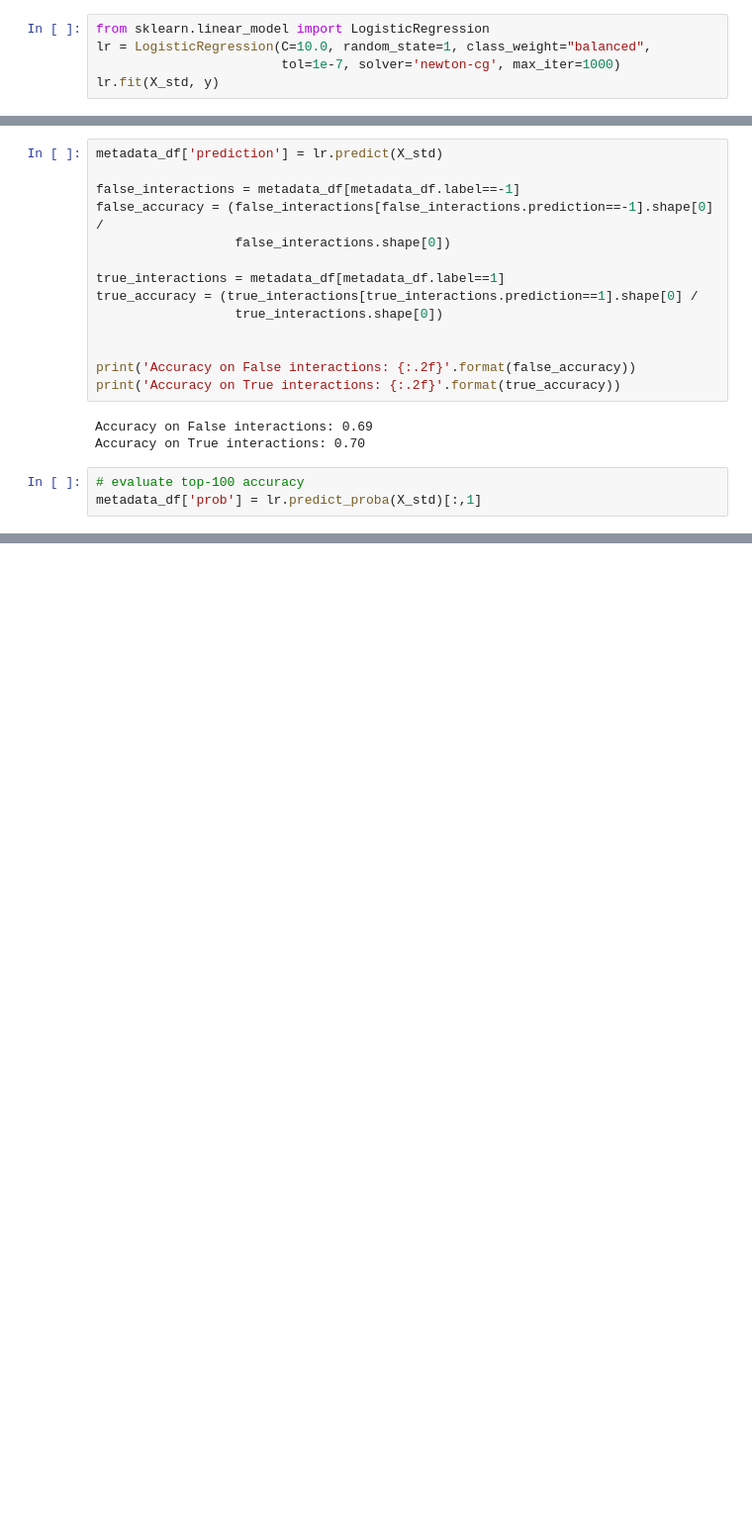
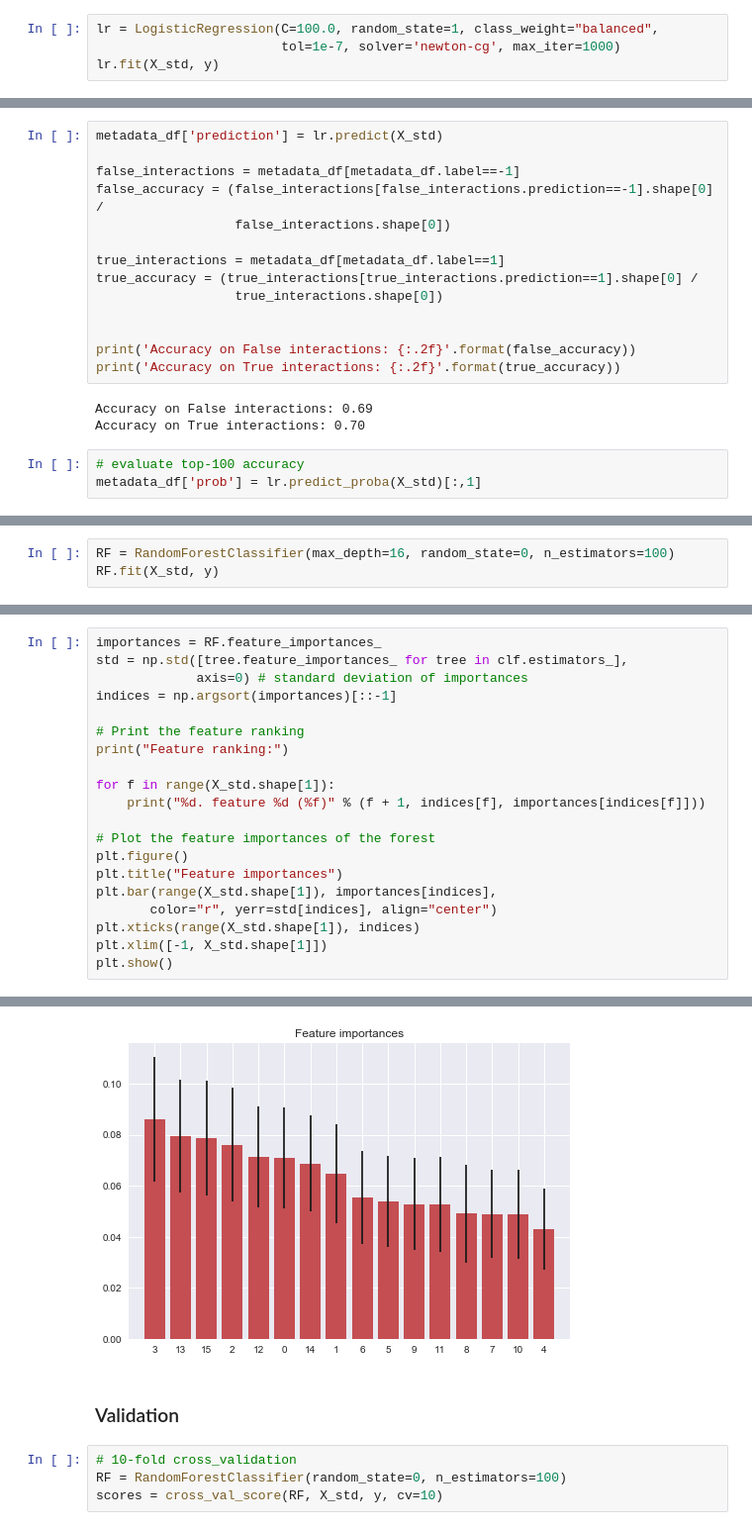
Before and after one commit to npabon/LINCS_target_prediction, a Jupyter notebook: classification.ipynb, the cells around one changed output, grey strips where cells are left out. Shown at 99% size. Drawn from its saved outputs; the diff is of its cells as text; blank space fills up the shorter version.

```diff
--- a/classification.ipynb
+++ b/classification.ipynb
@@ -26,6 +27,5 @@ LogisticRegression?
 # %%
-from sklearn.linear_model import LogisticRegression
-lr = LogisticRegression(C=10.0, random_state=1, class_weight="balanced",
+lr = LogisticRegression(C=100.0, random_state=1, class_weight="balanced",
                         tol=1e-7, solver='newton-cg', max_iter=1000)
 lr.fit(X_std, y)
 # %% [output]
@@ -69,0 +97,3 @@ for c in unique_cpds:
+# %%
+RF = RandomForestClassifier(max_depth=16, random_state=0, n_estimators=100)
+RF.fit(X_std, y)
@@ -89,0 +184,21 @@ Length: 71, dtype: float64
+# %%
+importances = RF.feature_importances_
+std = np.std([tree.feature_importances_ for tree in clf.estimators_],
+             axis=0) # standard deviation of importances
+indices = np.argsort(importances)[::-1]
+
+# Print the feature ranking
+print("Feature ranking:")
+
+for f in range(X_std.shape[1]):
+    print("%d. feature %d (%f)" % (f + 1, indices[f], importances[indices[f]]))
+
+# Plot the feature importances of the forest
+plt.figure()
+plt.title("Feature importances")
+plt.bar(range(X_std.shape[1]), importances[indices],
+       color="r", yerr=std[indices], align="center")
+plt.xticks(range(X_std.shape[1]), indices)
+plt.xlim([-1, X_std.shape[1]])
+plt.show()
+# %% [output]
@@ -89,0 +222,7 @@ Length: 71, dtype: float64
+[figure, added]
+# %% [markdown]
+### Validation
+# %%
+# 10-fold cross_validation
+RF = RandomForestClassifier(random_state=0, n_estimators=100)
+scores = cross_val_score(RF, X_std, y, cv=10)
```
Also changed, not shown: parts of 19 cells of this notebook, 1 other file.
